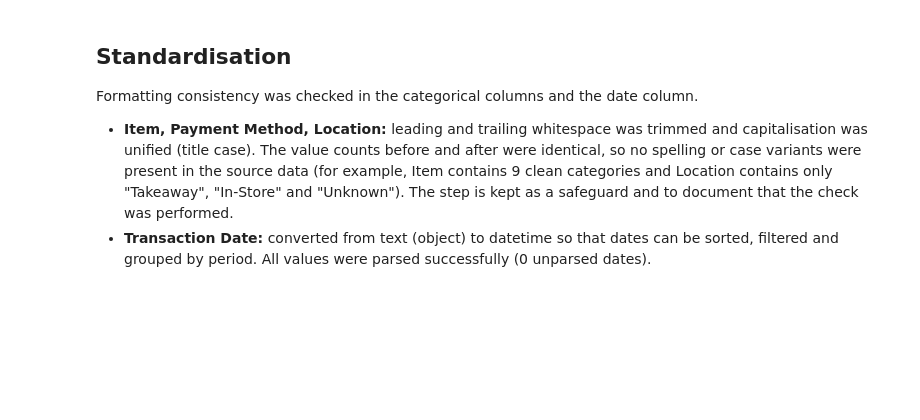
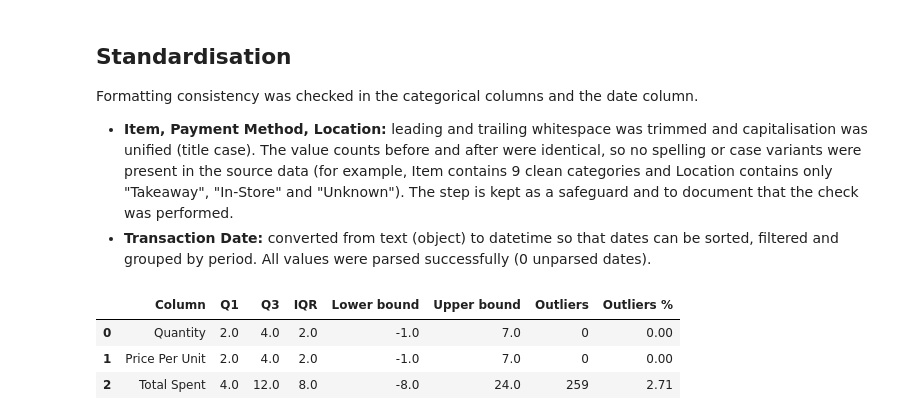
Before and after one commit to marselvna/OIBSIP, a Jupyter notebook: DataAnalytics-L1-CD/main.ipynb, the cells around one changed output. Cells and saved outputs as stored; diff of their text form; code cells hidden in the pictures; blank space fills up the shorter version.

Commit message:
Detect outliers with IQR and document handling decisions

```diff
--- a/DataAnalytics-L1-CD/main.ipynb
+++ b/DataAnalytics-L1-CD/main.ipynb
@@ -323,3 +323,28 @@ check was performed.
 - **Transaction Date:** converted from text (object) to datetime so
 that dates can be sorted, filtered and grouped by period. All values
 were parsed successfully (0 unparsed dates).
+# %%
+num_cols = ['Quantity', 'Price Per Unit', 'Total Spent']
+summary = []
+
+for col in num_cols:
+    q1 = df[col].quantile(0.25)
+    q3 = df[col].quantile(0.75)
+    iqr = q3 - q1
+    lower = q1 - 1.5 * iqr
+    upper = q3 + 1.5 * iqr
+    n_outliers = ((df[col] < lower) | (df[col] > upper)).sum()
+    summary.append({
+        'Column': col,
+        'Q1': q1, 'Q3': q3, 'IQR': iqr,
+        'Lower bound': lower, 'Upper bound': upper,
+        'Outliers': n_outliers,
+        'Outliers %': round(n_outliers / len(df) * 100, 2)
+    })
+
+pd.DataFrame(summary)
+# %% [output]
+|  | Column | Q1 | Q3 | IQR | Lower bound | Upper bound | Outliers | Outliers % |
+| 0 | Quantity | 2.0 | 4.0 | 2.0 | -1.0 | 7.0 | 0 | 0.00 |
+| 1 | Price Per Unit | 2.0 | 4.0 | 2.0 | -1.0 | 7.0 | 0 | 0.00 |
+| 2 | Total Spent | 4.0 | 12.0 | 8.0 | -8.0 | 24.0 | 259 | 2.71 |
```
Also changed, not shown: parts of 5 cells of this notebook.
